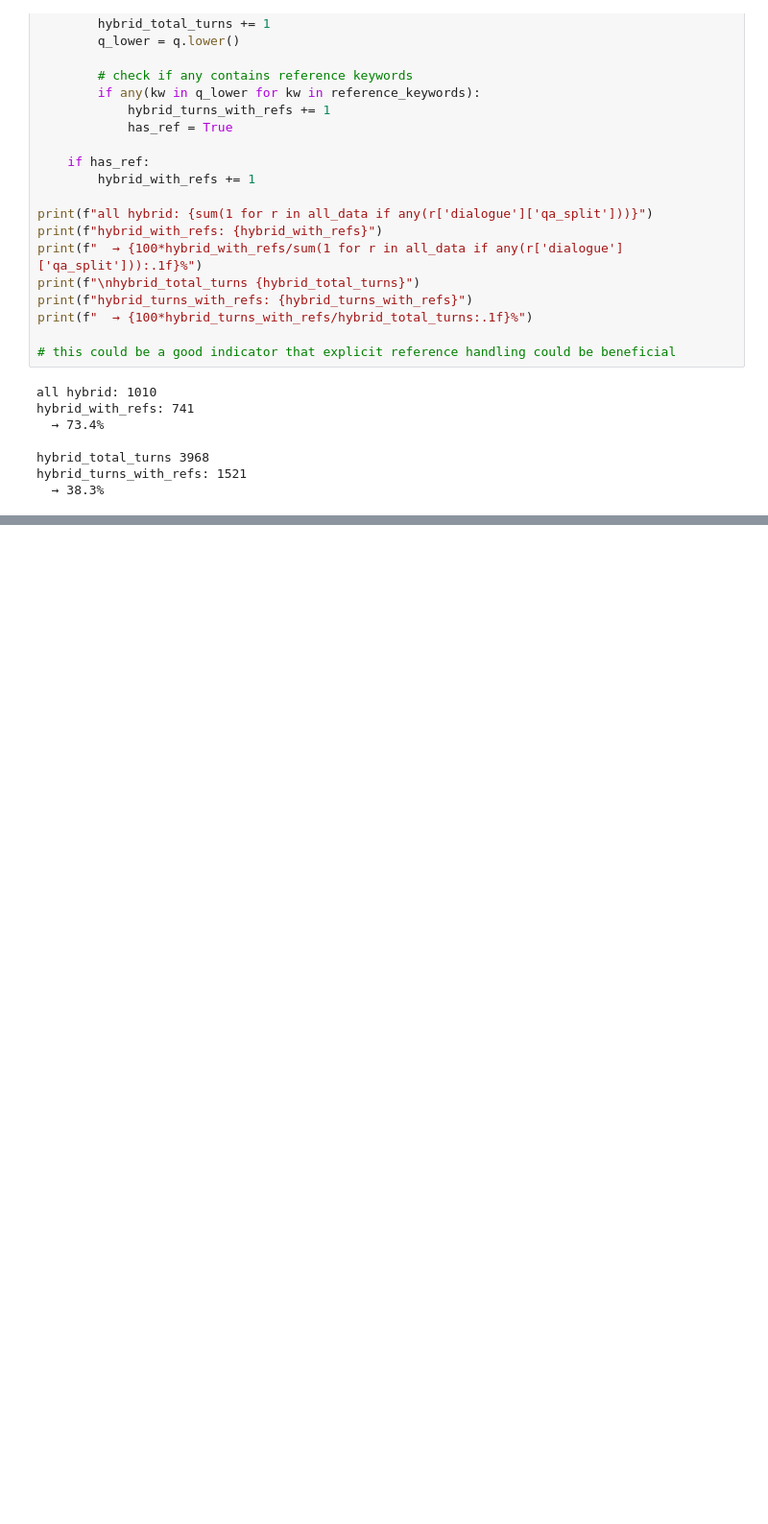
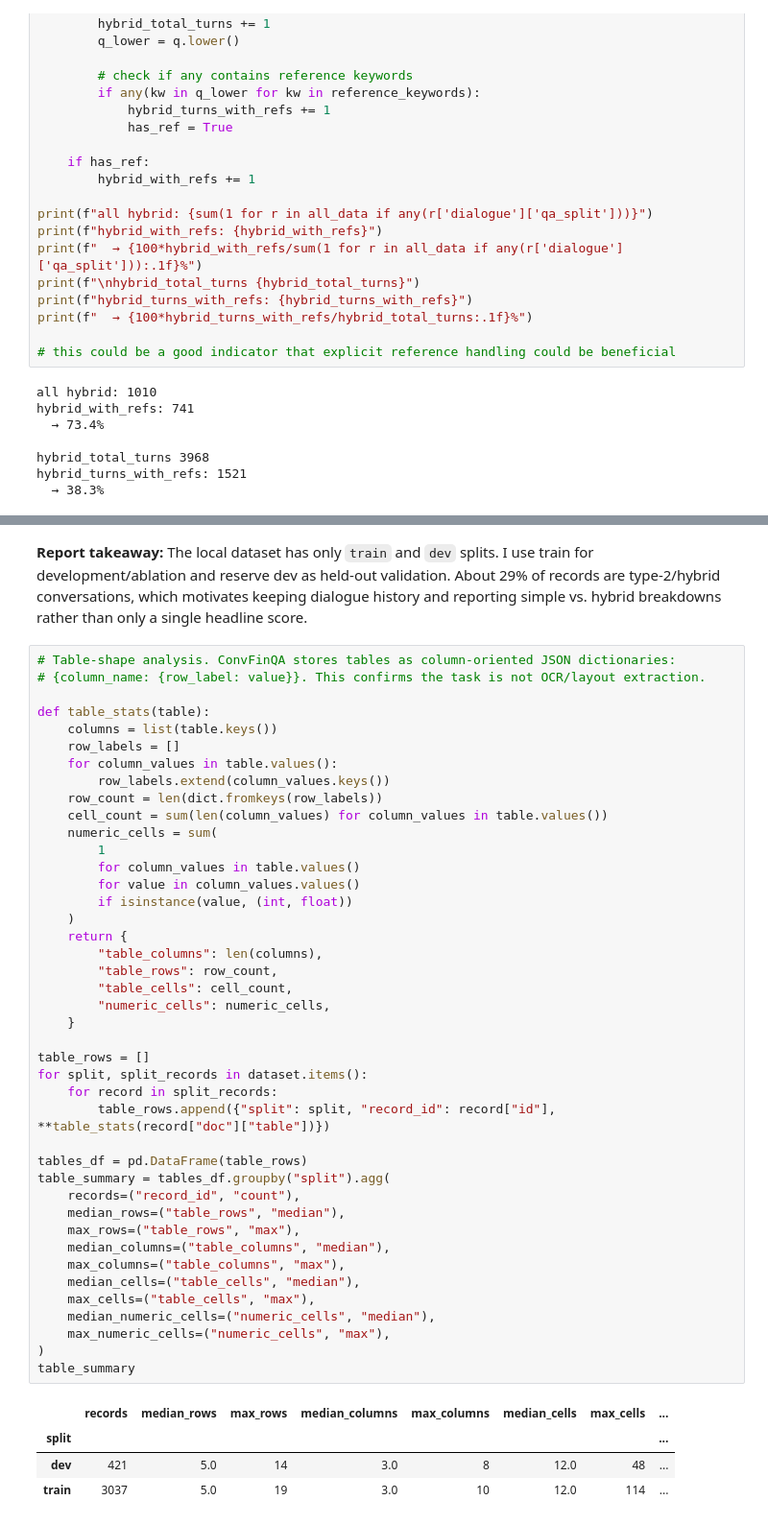
Before and after one commit to zxh298/AI_Chatbot_Convfinqa, a Jupyter notebook: src/playground/learn_data.ipynb, the cells around one changed output, grey strips where cells are left out. Shown at 96% size. Cells and saved outputs as stored; diff of their text form; blank space fills up the shorter version.

```diff
--- a/src/playground/learn_data.ipynb
+++ b/src/playground/learn_data.ipynb
@@ -233,0 +321,49 @@ hybrid_turns_with_refs: 1521
+# %% [markdown]
+**Report takeaway:** The local dataset has only `train` and `dev` splits. I use train for development/ablation and reserve dev as held-out validation. About 29% of records are type-2/hybrid conversations, which motivates keeping dialogue history and reporting simple vs. hybrid breakdowns rather than only a single headline score.
+# %%
+# Table-shape analysis. ConvFinQA stores tables as column-oriented JSON dictionaries:
+# {column_name: {row_label: value}}. This confirms the task is not OCR/layout extraction.
+
+def table_stats(table):
+    columns = list(table.keys())
+    row_labels = []
+    for column_values in table.values():
+        row_labels.extend(column_values.keys())
+    row_count = len(dict.fromkeys(row_labels))
+    cell_count = sum(len(column_values) for column_values in table.values())
+    numeric_cells = sum(
+        1
+        for column_values in table.values()
+        for value in column_values.values()
+        if isinstance(value, (int, float))
+    )
+    return {
+        "table_columns": len(columns),
+        "table_rows": row_count,
+        "table_cells": cell_count,
+        "numeric_cells": numeric_cells,
+    }
+
+table_rows = []
+for split, split_records in dataset.items():
+    for record in split_records:
+        table_rows.append({"split": split, "record_id": record["id"], **table_stats(record["doc"]["table"])})
+
+tables_df = pd.DataFrame(table_rows)
+table_summary = tables_df.groupby("split").agg(
+    records=("record_id", "count"),
+    median_rows=("table_rows", "median"),
+    max_rows=("table_rows", "max"),
+    median_columns=("table_columns", "median"),
+    max_columns=("table_columns", "max"),
+    median_cells=("table_cells", "median"),
+    max_cells=("table_cells", "max"),
+    median_numeric_cells=("numeric_cells", "median"),
+    max_numeric_cells=("numeric_cells", "max"),
+)
+table_summary
+# %% [output]
+|  | records | median_rows | max_rows | median_columns | max_columns | median_cells | max_cells | ... |
+| split |  |  |  |  |  |  |  | ... |
+| dev | 421 | 5.0 | 14 | 3.0 | 8 | 12.0 | 48 | ... |
+| train | 3037 | 5.0 | 19 | 3.0 | 10 | 12.0 | 114 | ... |
```
Also changed, not shown: parts of 15 cells of this notebook.
